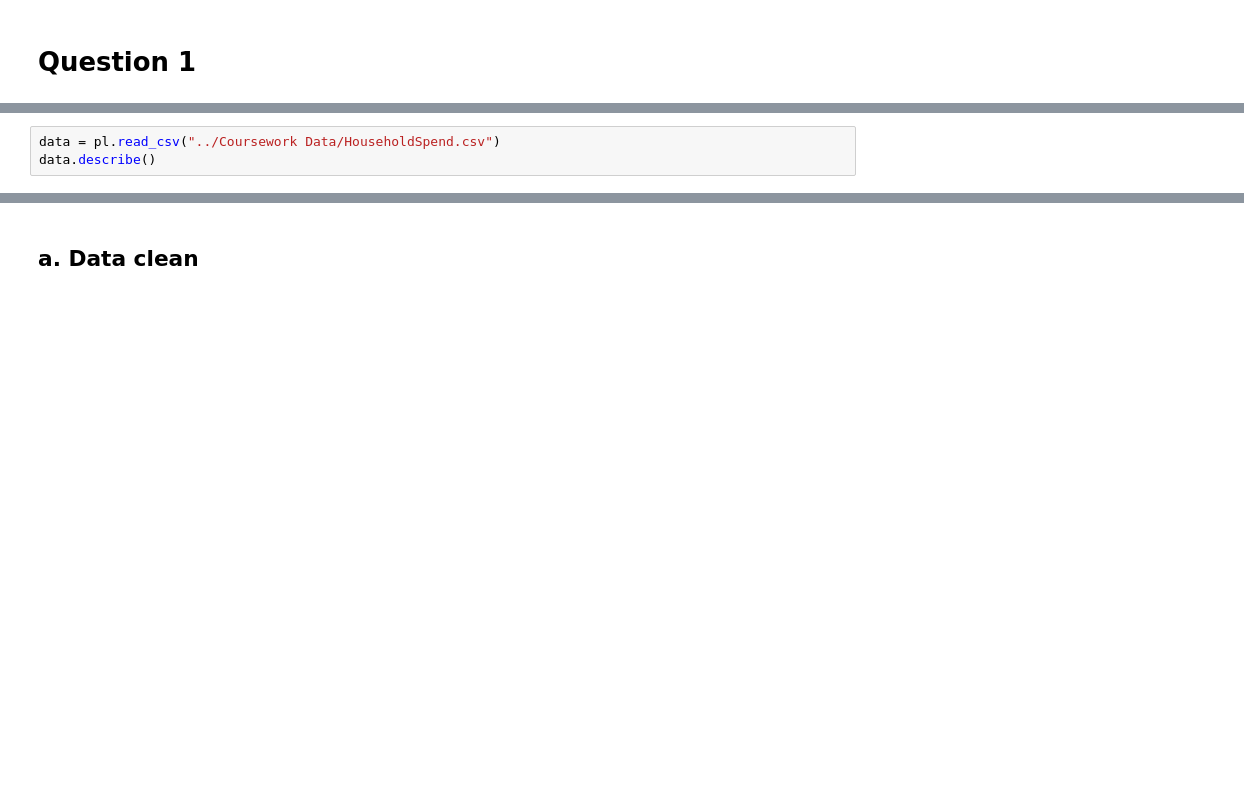
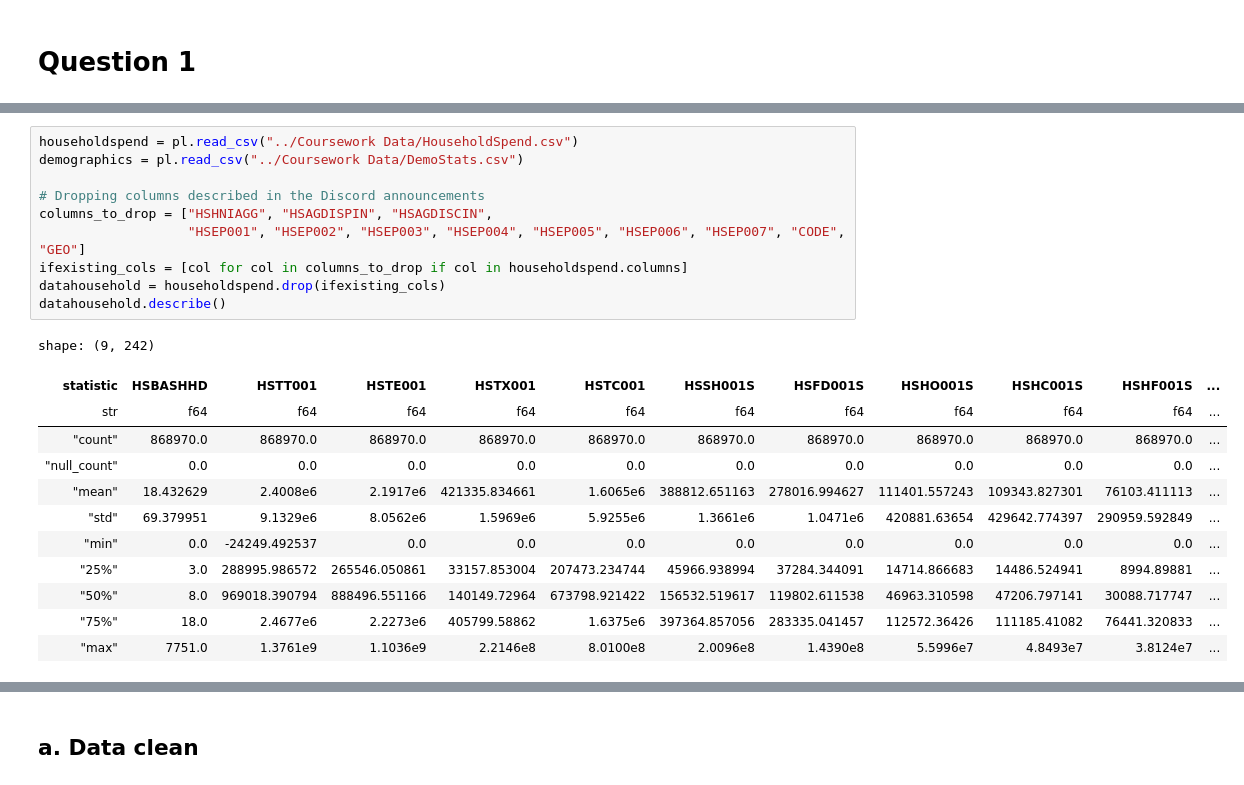
Before and after one commit to andytyuan2/DATASCI-3000, a Jupyter notebook: Coursework_Final.ipynb, the cells around one changed output, grey strips where cells are left out. Cells and saved outputs as stored; diff of their text form; blank space fills up the shorter version.

```diff
--- a/Coursework_Final.ipynb
+++ b/Coursework_Final.ipynb
@@ -83,3 +87,23 @@ import heapq
-# %%
-data = pl.read_csv("../Coursework Data/HouseholdSpend.csv")
-data.describe()
+# %%
+householdspend = pl.read_csv("../Coursework Data/HouseholdSpend.csv")
+demographics = pl.read_csv("../Coursework Data/DemoStats.csv")
+
+# Dropping columns described in the Discord announcements
+columns_to_drop = ["HSHNIAGG", "HSAGDISPIN", "HSAGDISCIN",
+                   "HSEP001", "HSEP002", "HSEP003", "HSEP004", "HSEP005", "HSEP006", "HSEP007", "CODE", "GEO"]
+ifexisting_cols = [col for col in columns_to_drop if col in householdspend.columns]
+datahousehold = householdspend.drop(ifexisting_cols)
+datahousehold.describe()
+# %% [output]
+shape: (9, 242)
+| statistic | HSBASHHD | HSTT001 | HSTE001 | HSTX001 | HSTC001 | HSSH001S | HSFD001S | HSHO001S | HSHC001S | HSHF001S | ... |
+| str | f64 | f64 | f64 | f64 | f64 | f64 | f64 | f64 | f64 | f64 | ... |
+| "count" | 868970.0 | 868970.0 | 868970.0 | 868970.0 | 868970.0 | 868970.0 | 868970.0 | 868970.0 | 868970.0 | 868970.0 | ... |
+| "null_count" | 0.0 | 0.0 | 0.0 | 0.0 | 0.0 | 0.0 | 0.0 | 0.0 | 0.0 | 0.0 | ... |
+| "mean" | 18.432629 | 2.4008e6 | 2.1917e6 | 421335.834661 | 1.6065e6 | 388812.651163 | 278016.994627 | 111401.557243 | 109343.827301 | 76103.411113 | ... |
+| "std" | 69.379951 | 9.1329e6 | 8.0562e6 | 1.5969e6 | 5.9255e6 | 1.3661e6 | 1.0471e6 | 420881.63654 | 429642.774397 | 290959.592849 | ... |
+| "min" | 0.0 | -24249.492537 | 0.0 | 0.0 | 0.0 | 0.0 | 0.0 | 0.0 | 0.0 | 0.0 | ... |
+| "25%" | 3.0 | 288995.986572 | 265546.050861 | 33157.853004 | 207473.234744 | 45966.938994 | 37284.344091 | 14714.866683 | 14486.524941 | 8994.89881 | ... |
+| "50%" | 8.0 | 969018.390794 | 888496.551166 | 140149.72964 | 673798.921422 | 156532.519617 | 119802.611538 | 46963.310598 | 47206.797141 | 30088.717747 | ... |
+| "75%" | 18.0 | 2.4677e6 | 2.2273e6 | 405799.58862 | 1.6375e6 | 397364.857056 | 283335.041457 | 112572.36426 | 111185.41082 | 76441.320833 | ... |
+| "max" | 7751.0 | 1.3761e9 | 1.1036e9 | 2.2146e8 | 8.0100e8 | 2.0096e8 | 1.4390e8 | 5.5996e7 | 4.8493e7 | 3.8124e7 | ... |
```
Also changed, not shown: parts of 9 cells of this notebook, 1 other file.
